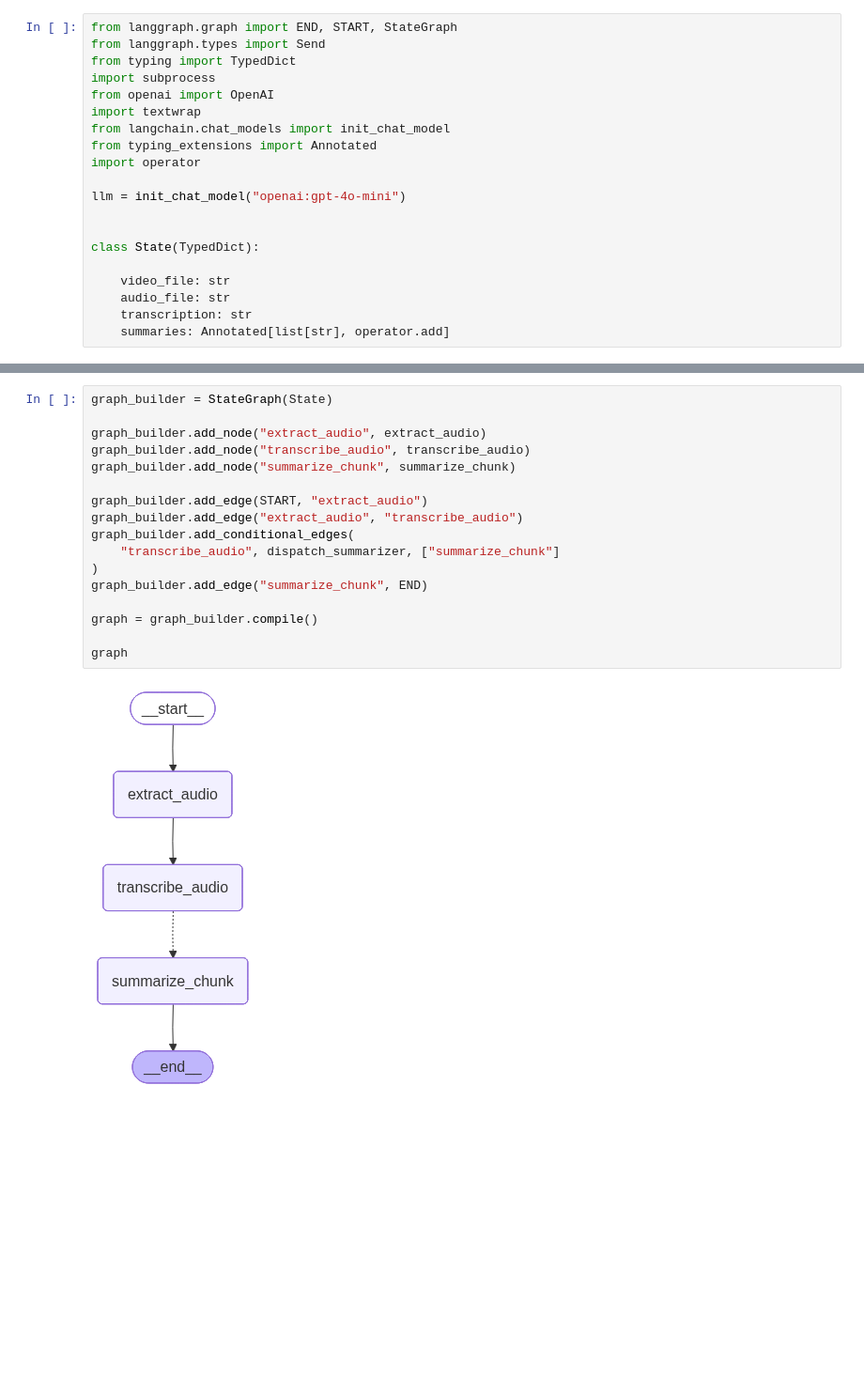
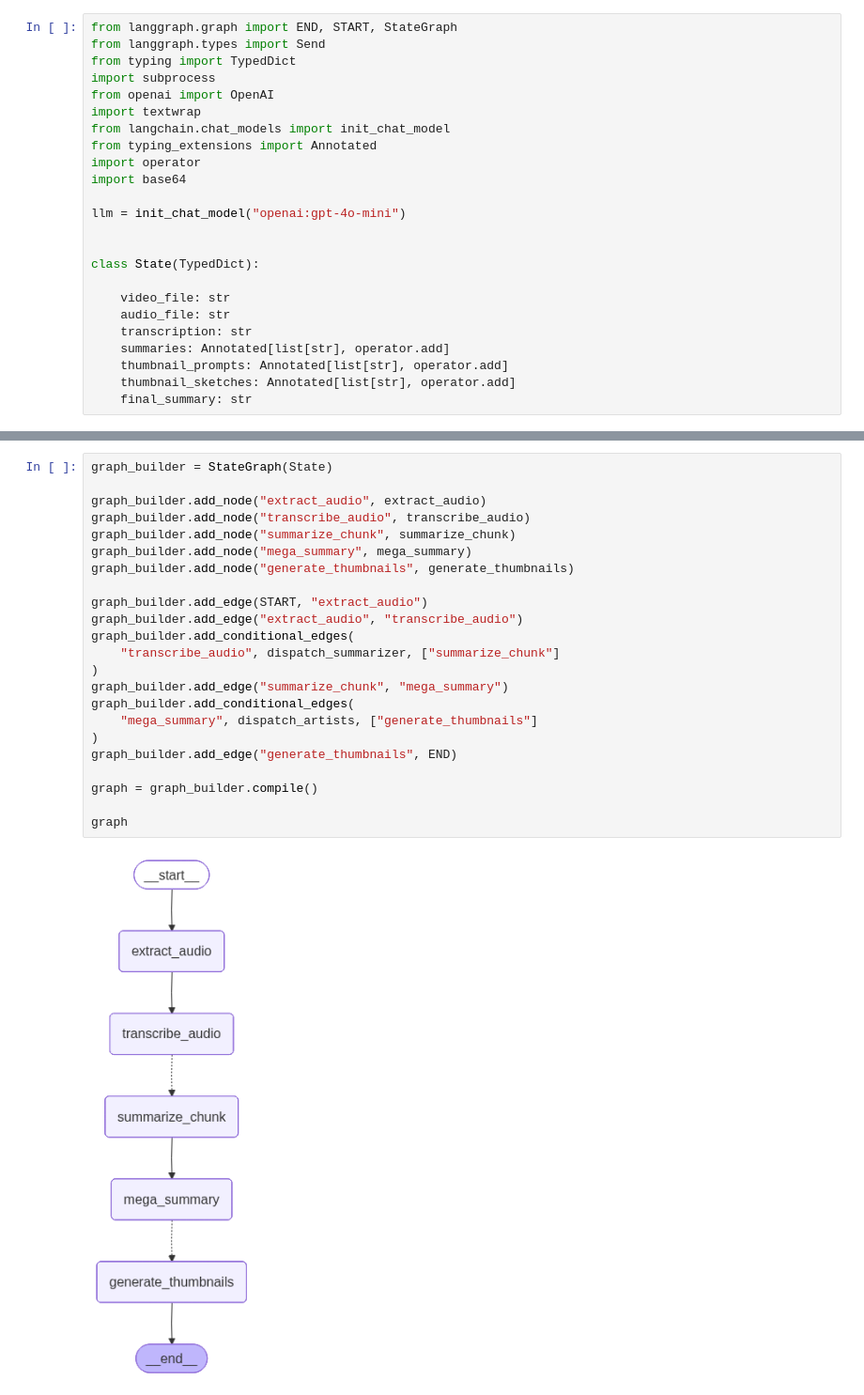
Before and after one commit to gksdudrb922/youtube-thumbnail-maker, a Jupyter notebook: main.ipynb, the cells around one changed output, grey strips where cells are left out. Shown at 94% size. Cells and saved outputs as stored; diff of their text form; blank space fills up the shorter version.

Commit message:
feat: add nodes for final summarizing and thumbnail sketching.

```diff
--- a/main.ipynb
+++ b/main.ipynb
@@ -8,6 +8,7 @@ import textwrap
 from langchain.chat_models import init_chat_model
 from typing_extensions import Annotated
 import operator
+import base64
 
 llm = init_chat_model("openai:gpt-4o-mini")
 
@@ -18,6 +19,9 @@ class State(TypedDict):
     audio_file: str
     transcription: str
     summaries: Annotated[list[str], operator.add]
+    thumbnail_prompts: Annotated[list[str], operator.add]
+    thumbnail_sketches: Annotated[list[str], operator.add]
+    final_summary: str
 # %%
 def extract_audio(state: State):
     output_file = state["video_file"].replace("mp4", "mp3")
@@ -72,22 +139,28 @@ def summarize_chunk(chunk):
 # %%
 graph_builder = StateGraph(State)
 
 graph_builder.add_node("extract_audio", extract_audio)
 graph_builder.add_node("transcribe_audio", transcribe_audio)
 graph_builder.add_node("summarize_chunk", summarize_chunk)
+graph_builder.add_node("mega_summary", mega_summary)
+graph_builder.add_node("generate_thumbnails", generate_thumbnails)
 
 graph_builder.add_edge(START, "extract_audio")
 graph_builder.add_edge("extract_audio", "transcribe_audio")
 graph_builder.add_conditional_edges(
     "transcribe_audio", dispatch_summarizer, ["summarize_chunk"]
 )
-graph_builder.add_edge("summarize_chunk", END)
+graph_builder.add_edge("summarize_chunk", "mega_summary")
+graph_builder.add_conditional_edges(
+    "mega_summary", dispatch_artists, ["generate_thumbnails"]
+)
+graph_builder.add_edge("generate_thumbnails", END)
 
 graph = graph_builder.compile()
 
 graph
 # %% [output]
-[figure, old version]
+[figure, new version]
 # %%
 graph.invoke({"video_file": "space.mp4"})
 # %% [output]
```
Also changed, not shown: parts of 2 cells of this notebook.
